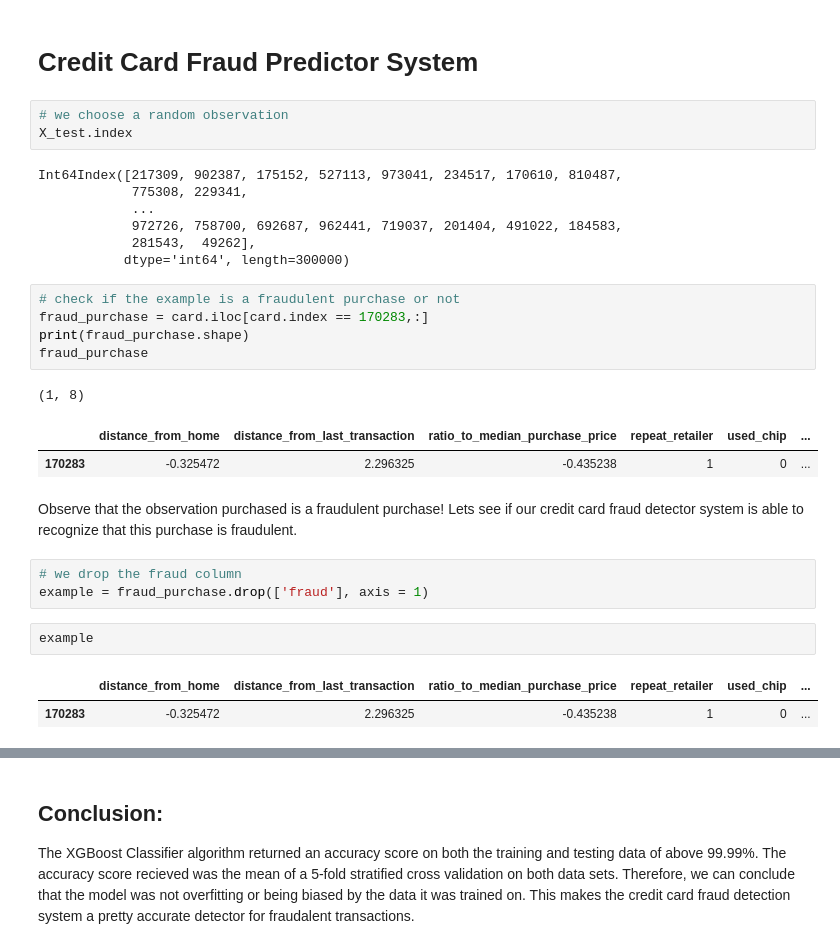
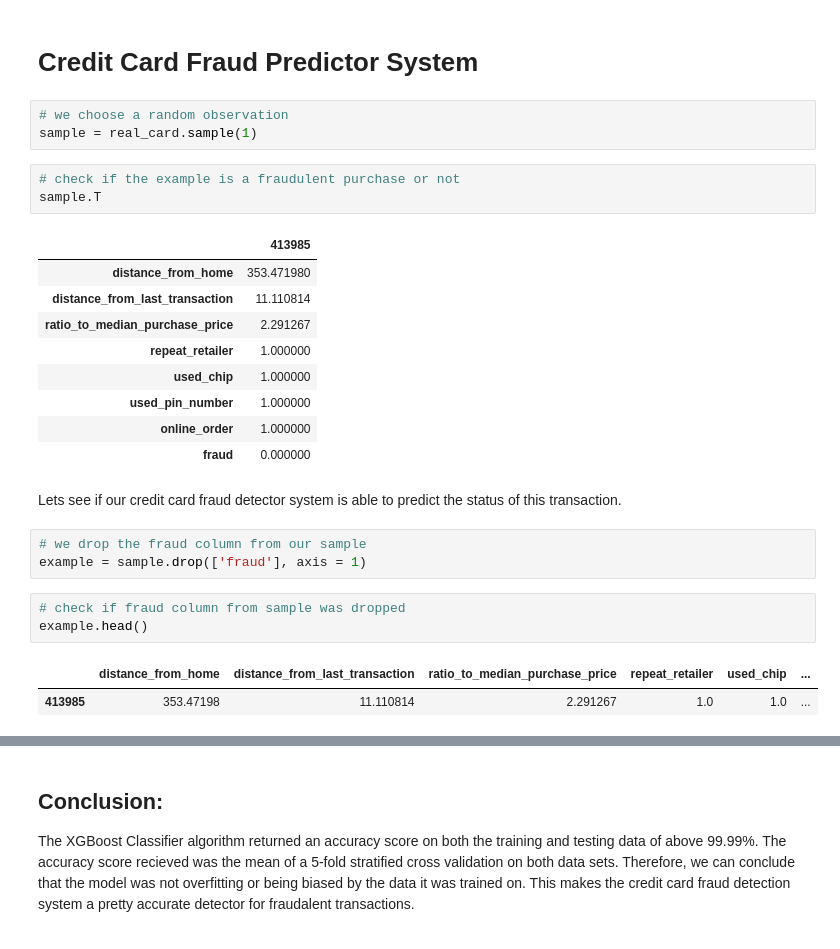
Before and after one commit to luisosorio3214/Machine-Learning-Projects-Python-, a Jupyter notebook: Credit Card Fraud Detection Project/Credit Card Fraud.ipynb, the cells around one changed output, grey strips where cells are left out. Cells and saved outputs as stored; diff of their text form.

```diff
--- a/Credit Card Fraud Detection Project/Credit Card Fraud.ipynb
+++ b/Credit Card Fraud Detection Project/Credit Card Fraud.ipynb
@@ -482,30 +483,28 @@ Observe how increasing the threshold for a fraudulent purchase probability to be
 # Credit Card Fraud Predictor System
 # %%
 # we choose a random observation
-X_test.index
+sample = real_card.sample(1)
-# %% [output]
-Int64Index([217309, 902387, 175152, 527113, 973041, 234517, 170610, 810487,
-            775308, 229341,
-            ...
-            972726, 758700, 692687, 962441, 719037, 201404, 491022, 184583,
-            281543,  49262],
-           dtype='int64', length=300000)
 # %%
 # check if the example is a fraudulent purchase or not
-fraud_purchase = card.iloc[card.index == 170283,:]
-print(fraud_purchase.shape)
-fraud_purchase
+sample.T
 # %% [output]
-(1, 8)
-|  | distance_from_home | distance_from_last_transaction | ratio_to_median_purchase_price | repeat_retailer | used_chip | ... |
-| 170283 | -0.325472 | 2.296325 | -0.435238 | 1 | 0 | ... |
+|  | 413985 |
+| distance_from_home | 353.471980 |
+| distance_from_last_transaction | 11.110814 |
+| ratio_to_median_purchase_price | 2.291267 |
+| repeat_retailer | 1.000000 |
+| used_chip | 1.000000 |
+| used_pin_number | 1.000000 |
+| online_order | 1.000000 |
+| fraud | 0.000000 |
 # %% [markdown]
-Observe that the observation purchased is a fraudulent purchase! Lets see if our credit card fraud detector system is able to recognize that this purchase is fraudulent.
+Lets see if our credit card fraud detector system is able to predict the status of this transaction.
 # %%
-# we drop the fraud column
-example = fraud_purchase.drop(['fraud'], axis = 1)
+# we drop the fraud column from our sample
+example = sample.drop(['fraud'], axis = 1)
 # %%
-example
+# check if fraud column from sample was dropped
+example.head()
 # %% [output]
 |  | distance_from_home | distance_from_last_transaction | ratio_to_median_purchase_price | repeat_retailer | used_chip | ... |
-| 170283 | -0.325472 | 2.296325 | -0.435238 | 1 | 0 | ... |
+| 413985 | 353.47198 | 11.110814 | 2.291267 | 1.0 | 1.0 | ... |
```
Also changed, not shown: parts of 9 cells of this notebook.
